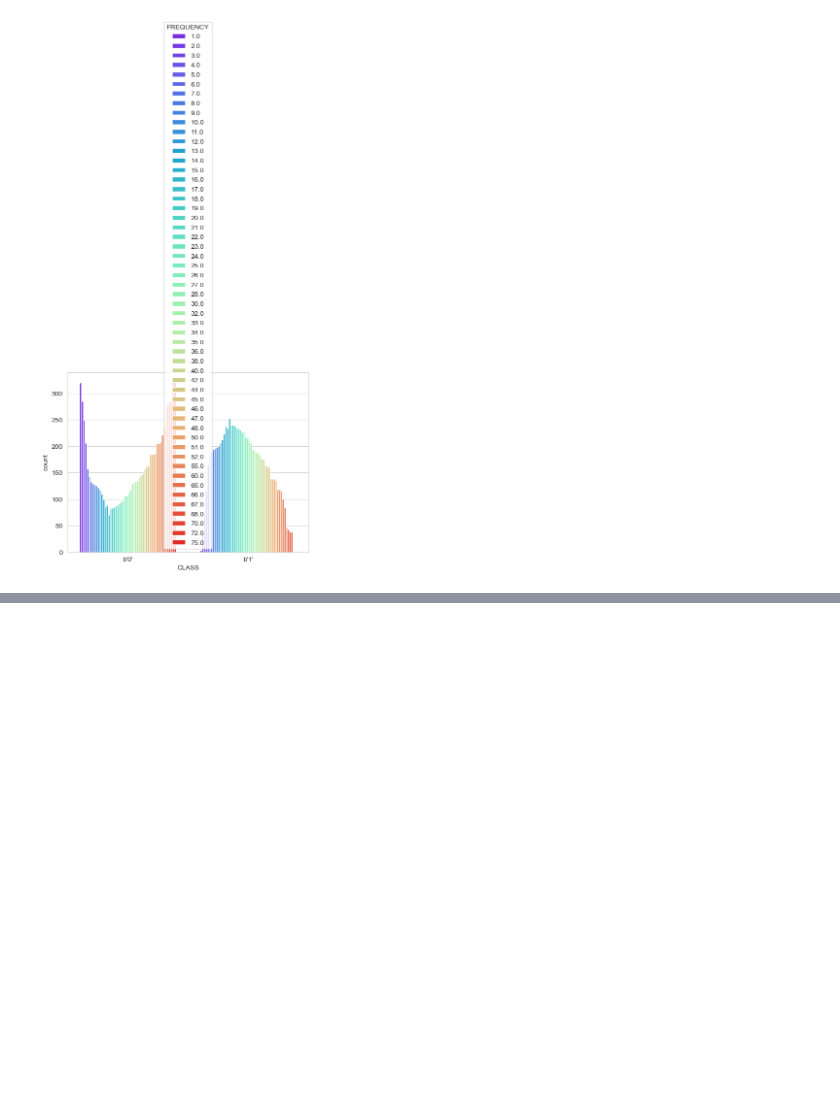
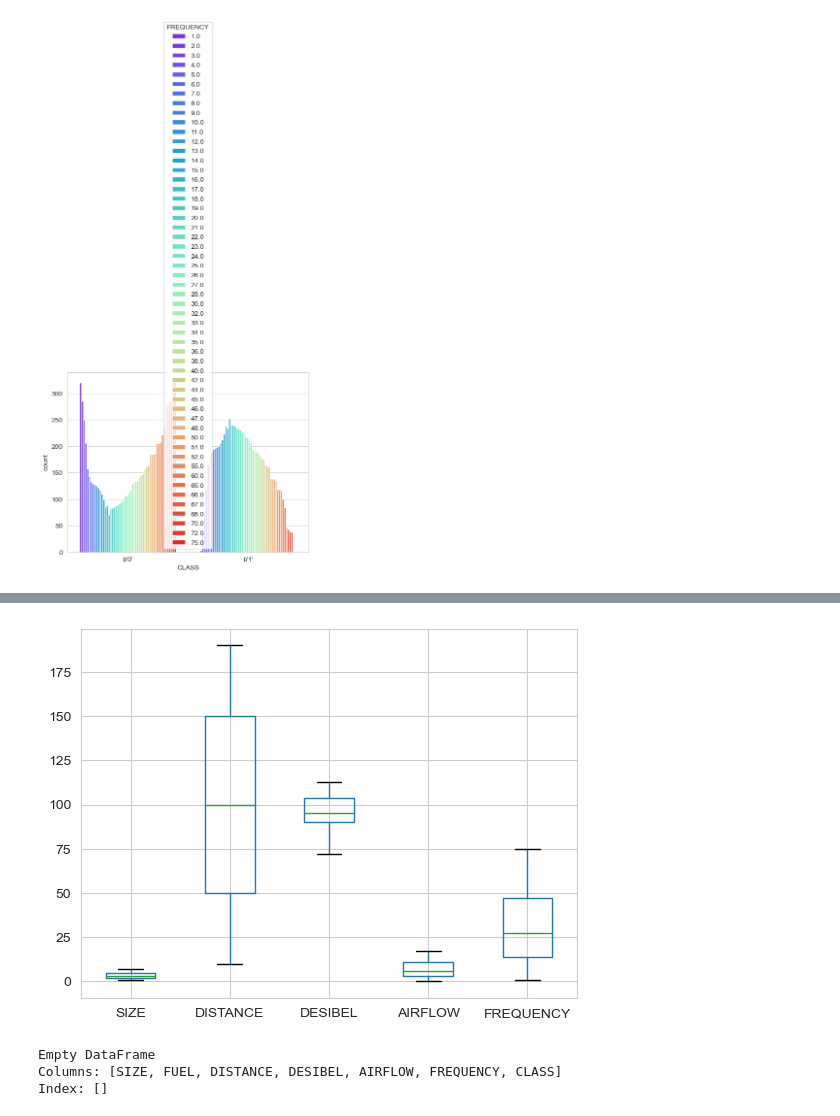
Before and after one commit to andre13l/iart-proj, a Jupyter notebook: Projeto2/proj.ipynb, the cells around one changed output, grey strips where cells are left out. Drawn from its saved outputs; the diff is of its cells as text; code cells hidden in the pictures; blank space fills up the shorter version.

```diff
--- a/Projeto2/proj.ipynb
+++ b/Projeto2/proj.ipynb
@@ -63,0 +76,20 @@ sb.countplot(x='CLASS',hue='FREQUENCY',data=df,palette='rainbow')
+# %%
+# check for outliers on the numerical columns
+df.boxplot(column=['SIZE','DISTANCE', 'DESIBEL', 'AIRFLOW', 'FREQUENCY'])
+
+# Display the plot
+plt.show()                      # found no potential outliers beyond 1.5 times the IQR
+# %% [output]
+[figure, added]
+# %%
+# make sure there are no outliers using z-scores
+numerical_columns = ['SIZE', 'DISTANCE', 'DESIBEL', 'AIRFLOW', 'FREQUENCY']
+df_zscores = df[numerical_columns].apply(lambda x: (x - np.mean(x)) / np.std(x))
+
+threshold = 3
+outliers = df[df_zscores > threshold].dropna()
+print(outliers)           # found no outliers
+# %% [output]
+Empty DataFrame
+Columns: [SIZE, FUEL, DISTANCE, DESIBEL, AIRFLOW, FREQUENCY, CLASS]
+Index: []
```
Also changed, not shown: parts of 4 cells of this notebook.
